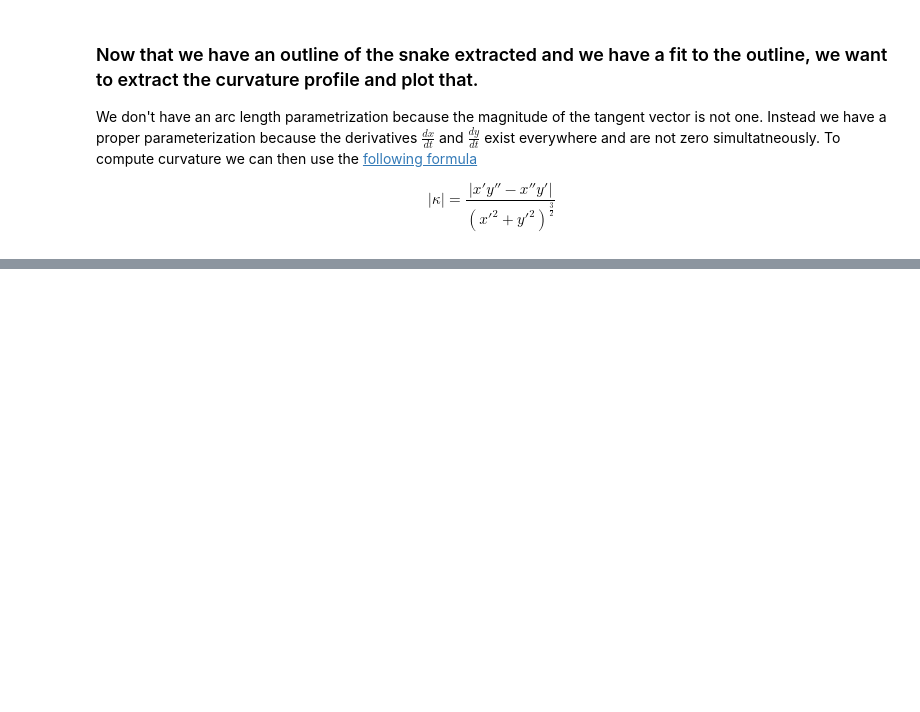
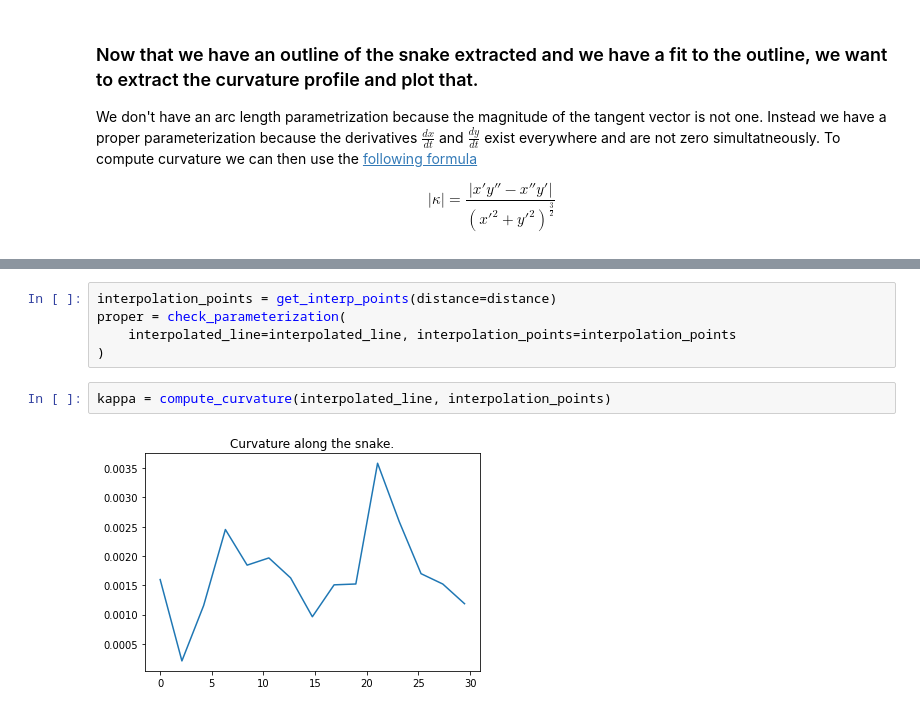
Before and after one commit to davenpi/stability, a Jupyter notebook: image_processing/extraction.ipynb, the cells around one changed output, grey strips where cells are left out. Saved outputs shown, nothing was run; the diff lists cells and outputs as text; blank space fills up the shorter version.

```diff
--- a/image_processing/extraction.ipynb
+++ b/image_processing/extraction.ipynb
@@ -244,0 +355,9 @@ We don't have an arc length parametrization because the magnitude of the tangent
+# %%
+interpolation_points = get_interp_points(distance=distance)
+proper = check_parameterization(
+    interpolated_line=interpolated_line, interpolation_points=interpolation_points
+)
+# %%
+kappa = compute_curvature(interpolated_line, interpolation_points)
+# %% [output]
+[figure, added]
```
Also changed, not shown: parts of 8 cells of this notebook.
